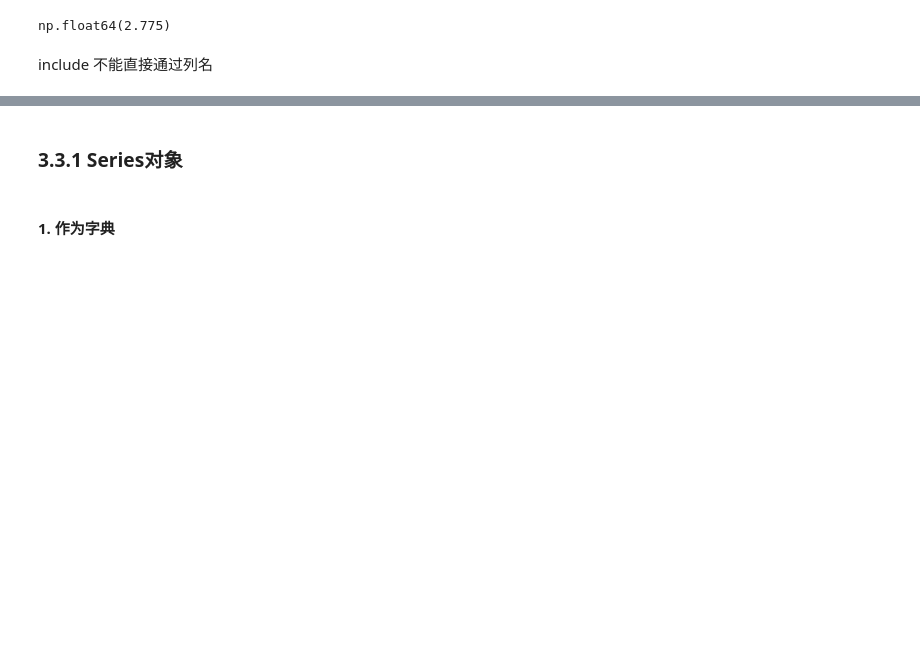
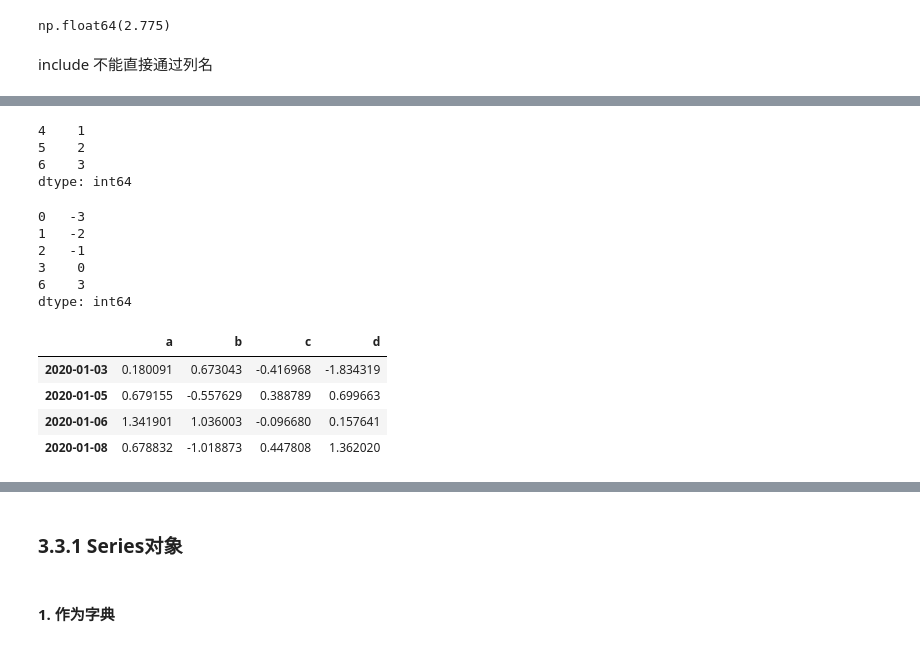
Before and after one commit to ddongzi/data-analysis, a Jupyter notebook: MLcook/Pandas.ipynb, the cells around one changed output, grey strips where cells are left out. Saved outputs shown, nothing was run; the diff lists cells and outputs as text; code cells hidden in the pictures; blank space fills up the shorter version.

```diff
--- a/MLcook/Pandas.ipynb
+++ b/MLcook/Pandas.ipynb
@@ -229,0 +375,31 @@ for i in ind:
+# %%
+s = pd.Series(range(-3, 4))
+s[s>0]
+# %% [output]
+4    1
+5    2
+6    3
+dtype: int64
+# %%
+s[(s<1) | (s>2)]
+# %% [output]
+0   -3
+1   -2
+2   -1
+3    0
+6    3
+dtype: int64
+# %%
+dates = pd.date_range('1/1/2020', periods=8)
+df = pd.DataFrame(
+    np.random.randn(8,4),
+    index = dates,
+    columns = ['a', 'b', 'c', 'd']
+)
+df[df['a'] > 0]
+# %% [output]
+|  | a | b | c | d |
+| 2020-01-03 | 0.180091 | 0.673043 | -0.416968 | -1.834319 |
+| 2020-01-05 | 0.679155 | -0.557629 | 0.388789 | 0.699663 |
+| 2020-01-06 | 1.341901 | 1.036003 | -0.096680 | 0.157641 |
+| 2020-01-08 | 0.678832 | -1.018873 | 0.447808 | 1.362020 |
```
Also changed, not shown: parts of 209 cells of this notebook, 21 other files.
